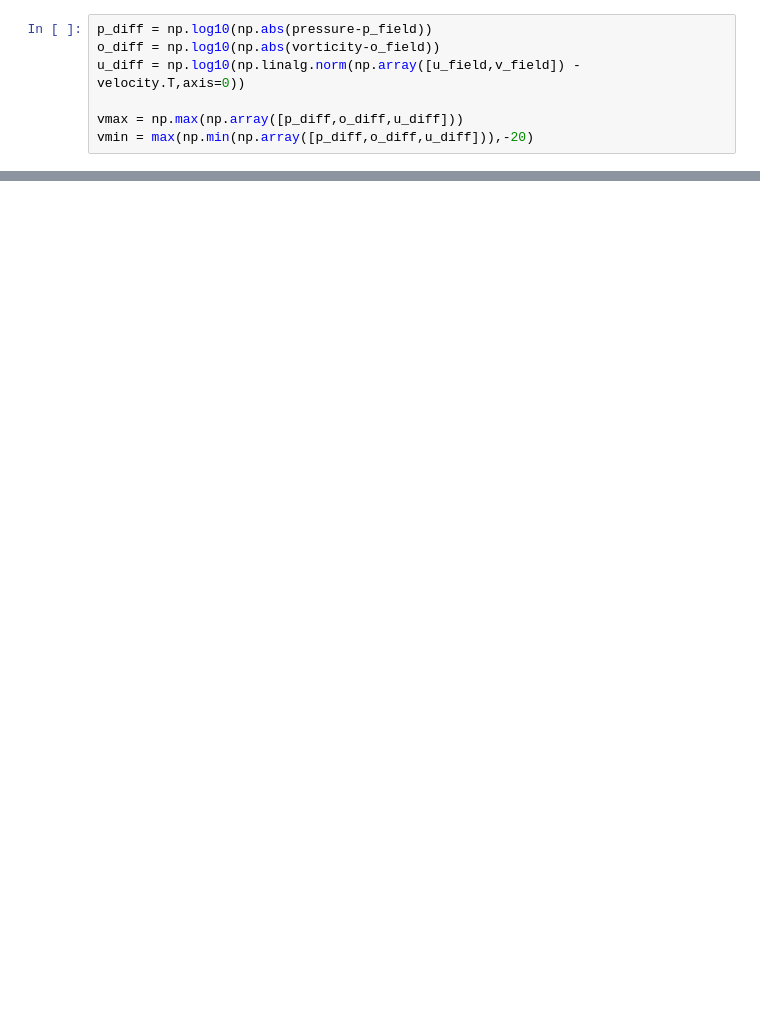
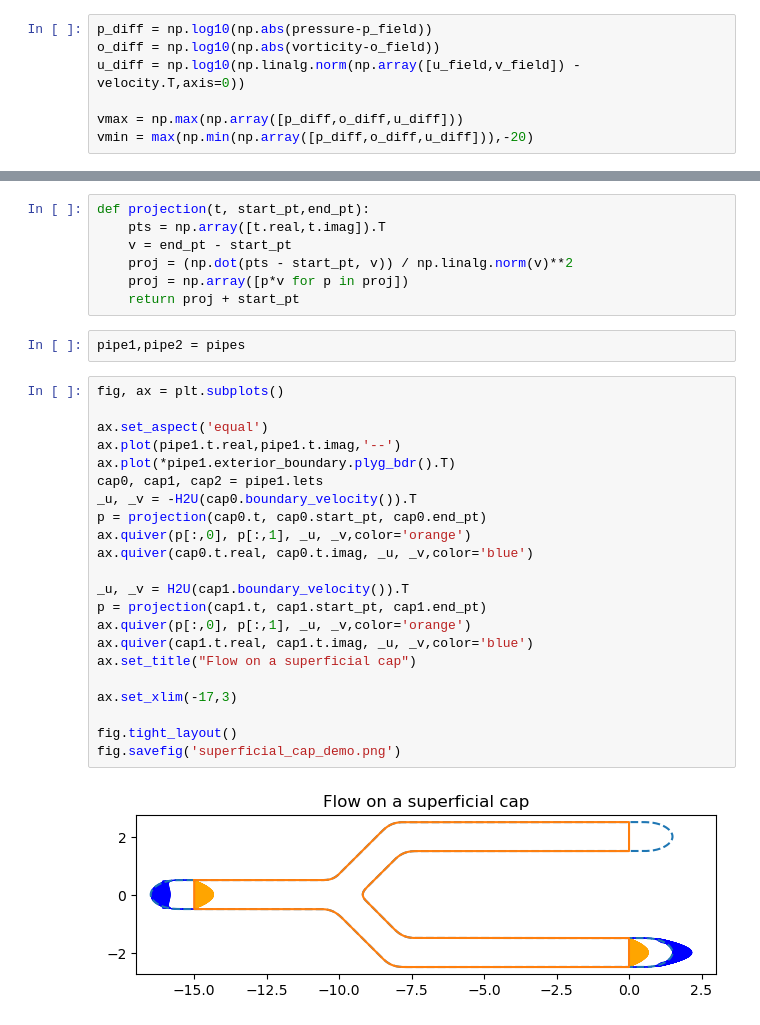
Before and after one commit to WangHaiYang874/stokes2d, a Jupyter notebook: exp2/demo.ipynb, the cells around one changed output, grey strips where cells are left out. Cells and saved outputs as stored; diff of their text form; blank space fills up the shorter version.

```diff
--- a/exp2/demo.ipynb
+++ b/exp2/demo.ipynb
@@ -112,0 +95,33 @@ fig.colorbar(im1, cax=cbar_ax1)
+# %%
+def projection(t, start_pt,end_pt):
+    pts = np.array([t.real,t.imag]).T
+    v = end_pt - start_pt
+    proj = (np.dot(pts - start_pt, v)) / np.linalg.norm(v)**2
+    proj = np.array([p*v for p in proj])
+    return proj + start_pt
+# %%
+pipe1,pipe2 = pipes
+# %%
+fig, ax = plt.subplots()
+
+ax.set_aspect('equal')
+ax.plot(pipe1.t.real,pipe1.t.imag,'--')
+ax.plot(*pipe1.exterior_boundary.plyg_bdr().T)
+cap0, cap1, cap2 = pipe1.lets
+_u, _v = -H2U(cap0.boundary_velocity()).T
+p = projection(cap0.t, cap0.start_pt, cap0.end_pt)
+ax.quiver(p[:,0], p[:,1], _u, _v,color='orange')
+ax.quiver(cap0.t.real, cap0.t.imag, _u, _v,color='blue')
+
+_u, _v = H2U(cap1.boundary_velocity()).T
+p = projection(cap1.t, cap1.start_pt, cap1.end_pt)
+ax.quiver(p[:,0], p[:,1], _u, _v,color='orange')
+ax.quiver(cap1.t.real, cap1.t.imag, _u, _v,color='blue')
+ax.set_title("Flow on a superficial cap")
+
+ax.set_xlim(-17,3)
+
+fig.tight_layout()
+fig.savefig('superficial_cap_demo.png')
+# %% [output]
+[figure, added]
```
Also changed, not shown: parts of 21 cells of this notebook, 24 other files.
